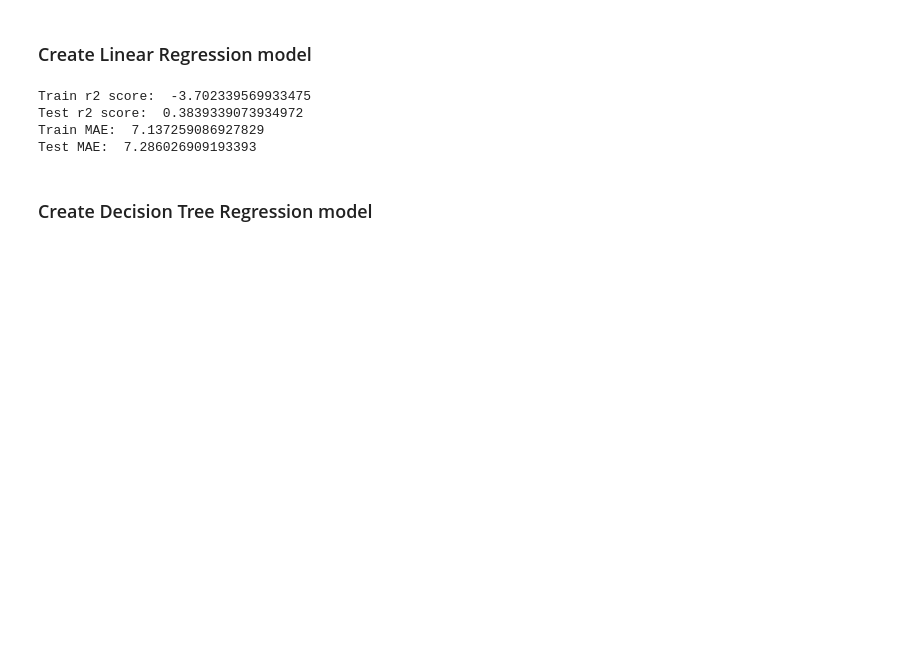
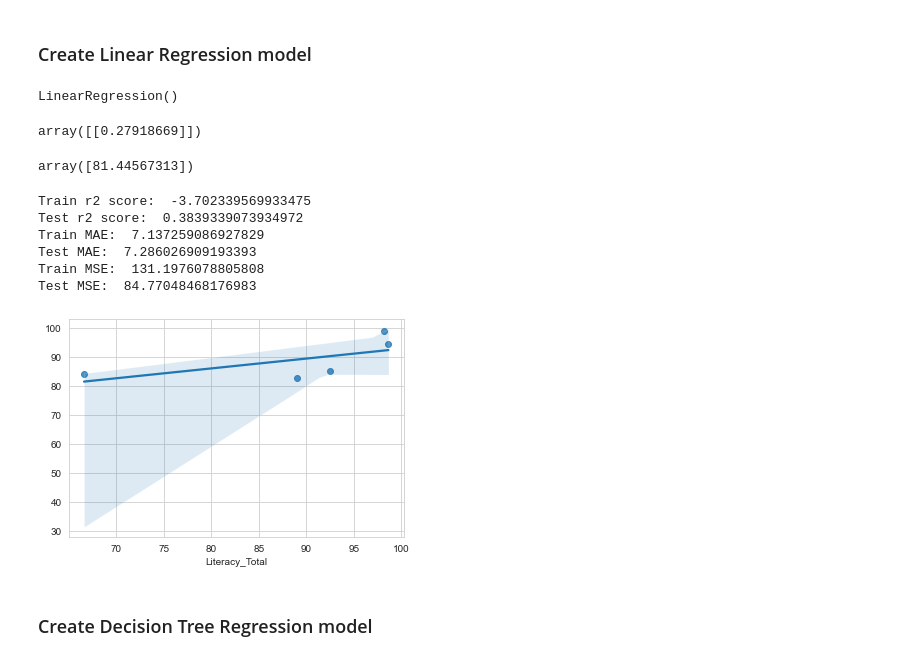
Before and after one commit to KelvinTee168/DS_Fundamentals, a Jupyter notebook: Datatset 1/Project_Dataset_1.ipynb, the cells around one changed output. Cells and saved outputs as stored; diff of their text form; code cells hidden in the pictures; blank space fills up the shorter version.

```diff
--- a/Datatset 1/Project_Dataset_1.ipynb
+++ b/Datatset 1/Project_Dataset_1.ipynb
@@ -939,18 +946,37 @@ X_train, X_test, y_train, y_test = train_test_split(X, Y, test_size = 0.20, rand
 # %%
 lm = LinearRegression()
 lm.fit(X_train, y_train)
-Y_test_pred = lm.predict(X_test)
-Y_train_pred = lm.predict(X_train)
-
-print('Train r2 score: ', r2_score(Y_train_pred, y_train))
-print('Test r2 score: ', r2_score(y_test, Y_test_pred))
-print('Train MAE: ', mean_absolute_error(Y_train_pred, y_train))
-print('Test MAE: ',mean_absolute_error(y_test, Y_test_pred))
 # %% [output]
-Train r2 score:  -3.702339569933475
-Test r2 score:  0.3839339073934972
-Train MAE:  7.137259086927829
-Test MAE:  7.286026909193393
+LinearRegression()
+# %%
+lm.coef_
+# %% [output]
+array([[0.27918669]])
+# %%
+lm.intercept_
+# %% [output]
+array([81.44567313])
+# %%
+lm_y_test = lm.predict(X_test)
+lm_y_train = lm.predict(X_train)
+
+print('Train r2 score: ', r2_score(lm_y_train, y_train))
+print('Test r2 score: ', r2_score(y_test, lm_y_test))
+print('Train MAE: ', mean_absolute_error(lm_y_train, y_train))
+print('Test MAE: ',mean_absolute_error(y_test, lm_y_test))
+print('Train MSE: ', mean_squared_error(lm_y_train, y_train))
+print('Test MSE: ',mean_squared_error(y_test, lm_y_test))
+# %% [output]
+Train r2 score:  -3.702339569933475
+Test r2 score:  0.3839339073934972
+Train MAE:  7.137259086927829
+Test MAE:  7.286026909193393
+Train MSE:  131.1976078805808
+Test MSE:  84.77048468176983
+# %%
+sns.regplot(y_test, lm_y_test, data=df1).figure.savefig('LR_Regplot.png')
+# %% [output]
+[figure, added]
 # %% [markdown]
 ### Create Decision Tree Regression model
 # %%
```
Also changed, not shown: parts of 34 cells of this notebook.
